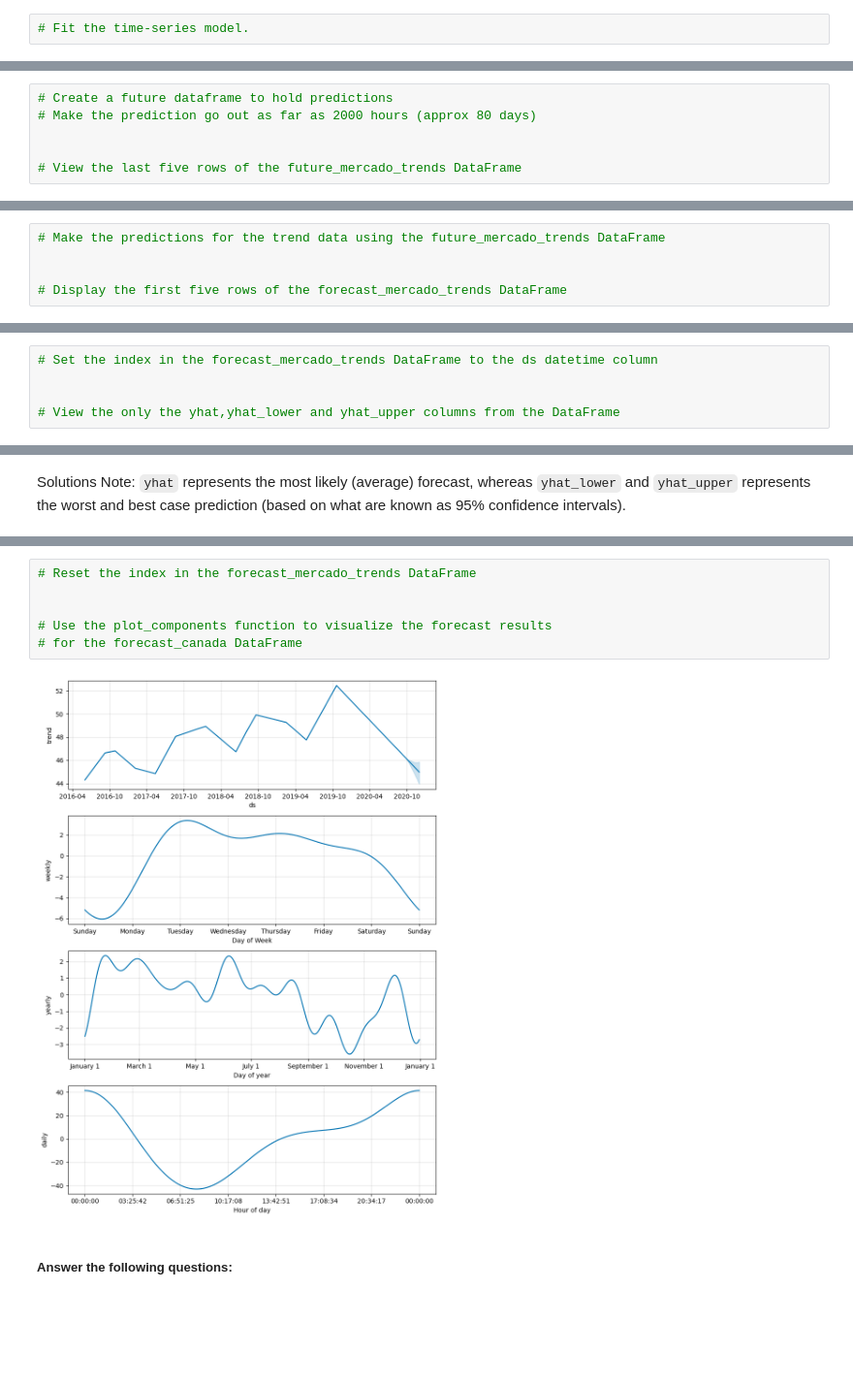
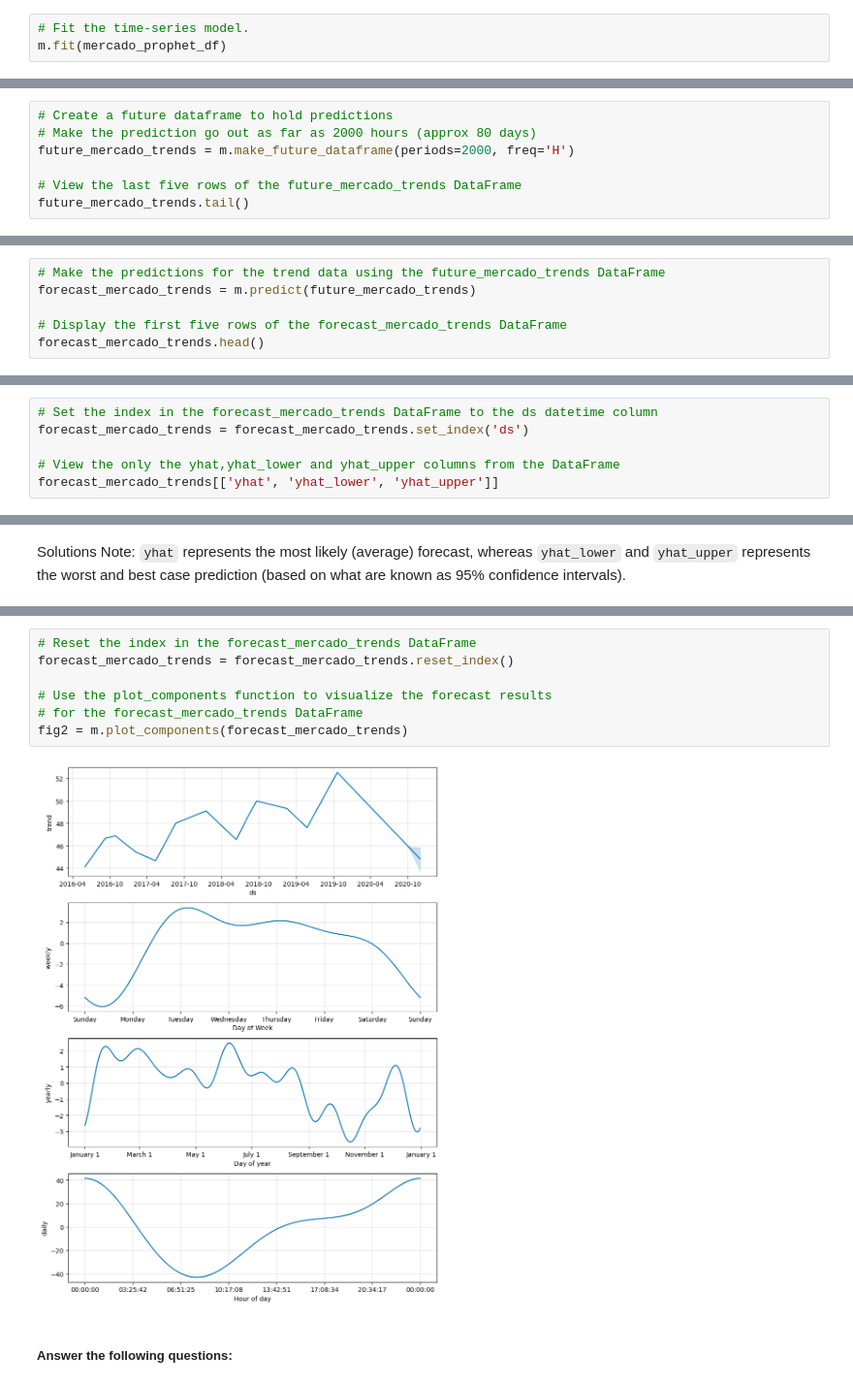
Before and after one commit to rjrdelatorre/prophet-challenge, a Jupyter notebook: forecasting_net_prophet_copy.ipynb, the cells around one changed output, grey strips where cells are left out. Shown at 97% size. Drawn from its saved outputs; the diff is of its cells as text; blank space fills up the shorter version.

Commit message:
finish section 4 data manipulation

```diff
--- a/forecasting_net_prophet_copy.ipynb
+++ b/forecasting_net_prophet_copy.ipynb
@@ -410,4 +414,5 @@ Now, you need to produce a time series model that analyzes and forecasts pattern
 <prophet.forecaster.Prophet at 0x...>
 # %%
 # Fit the time-series model.
+m.fit(mercado_prophet_df)
 # %% [output]
@@ -417,9 +422,10 @@ Now, you need to produce a time series model that analyzes and forecasts pattern
 # %%
 # Create a future dataframe to hold predictions
 # Make the prediction go out as far as 2000 hours (approx 80 days)
-
+future_mercado_trends = m.make_future_dataframe(periods=2000, freq='H')
 
 # View the last five rows of the future_mercado_trends DataFrame
+future_mercado_trends.tail()
 # %% [output]
 |  | ds |
 | 39101 | 2020-11-30 04:00:00 |
@@ -429,8 +435,9 @@ Now, you need to produce a time series model that analyzes and forecasts pattern
 | 39105 | 2020-11-30 08:00:00 |
 # %%
 # Make the predictions for the trend data using the future_mercado_trends DataFrame
-
+forecast_mercado_trends = m.predict(future_mercado_trends)
 
 # Display the first five rows of the forecast_mercado_trends DataFrame
+forecast_mercado_trends.head()
 # %% [output]
 |  | ds | trend | yhat_lower | yhat_upper | trend_lower | trend_upper | additive_terms | ... |
@@ -463,9 +471,10 @@ Now, you need to produce a time series model that analyzes and forecasts pattern
 * What's the lowest point for search traffic in the calendar year?
 # %%
 # Set the index in the forecast_mercado_trends DataFrame to the ds datetime column
-
+forecast_mercado_trends = forecast_mercado_trends.set_index('ds')
 
 # View the only the yhat,yhat_lower and yhat_upper columns from the DataFrame
+forecast_mercado_trends[['yhat', 'yhat_lower', 'yhat_upper']]
 # %% [output]
 |  | yhat | yhat_lower | yhat_upper |
 | ds |  |  |  |
@@ -485,11 +502,12 @@ Solutions Note: `yhat` represents the most likely (average) forecast, whereas `y
 # %%
 # Reset the index in the forecast_mercado_trends DataFrame
-
+forecast_mercado_trends = forecast_mercado_trends.reset_index()
 
 # Use the plot_components function to visualize the forecast results
-# for the forecast_canada DataFrame
+# for the forecast_mercado_trends DataFrame
+fig2 = m.plot_components(forecast_mercado_trends)
 # %% [output]
-[figure, old version]
+[figure, new version]
 # %% [markdown]
 ##### Answer the following questions:
 # %% [markdown]
```
Also changed, not shown: parts of 7 cells of this notebook.
